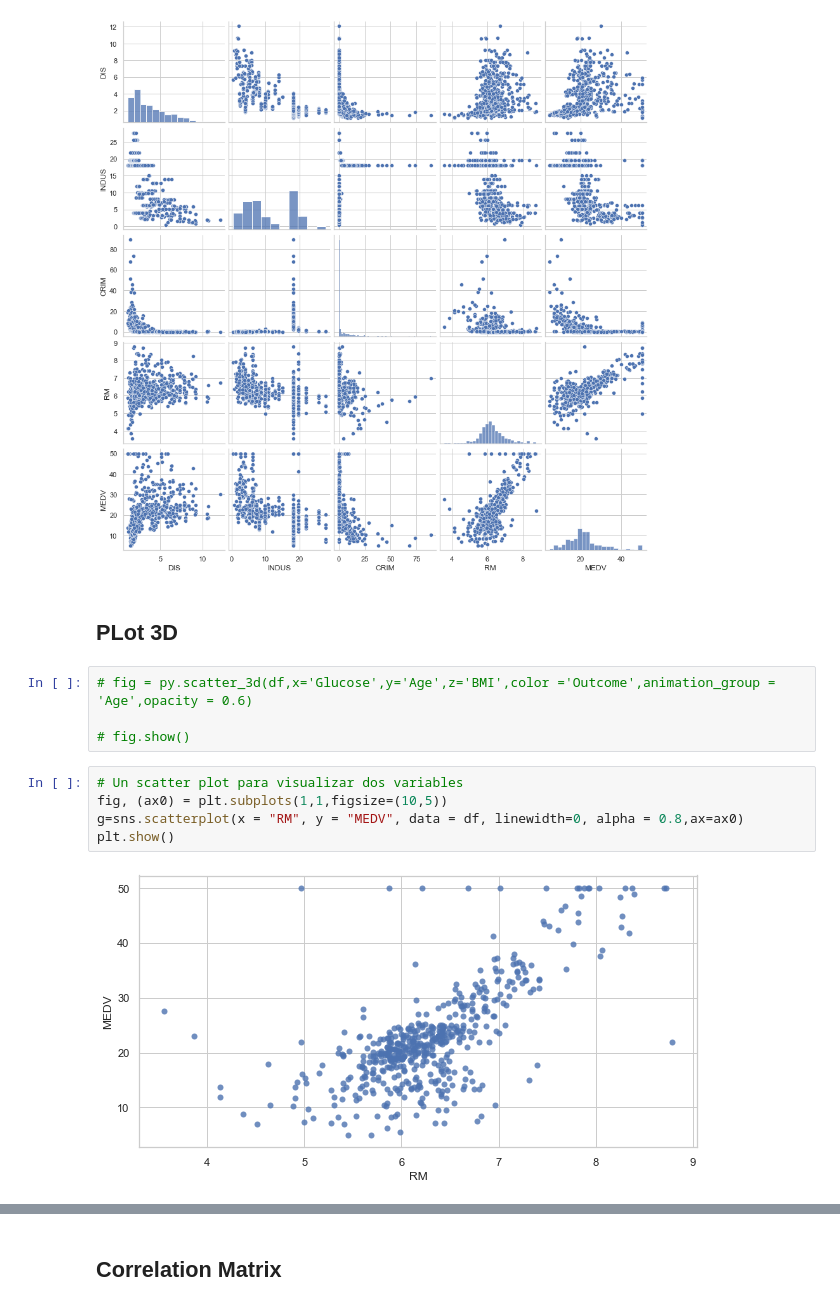
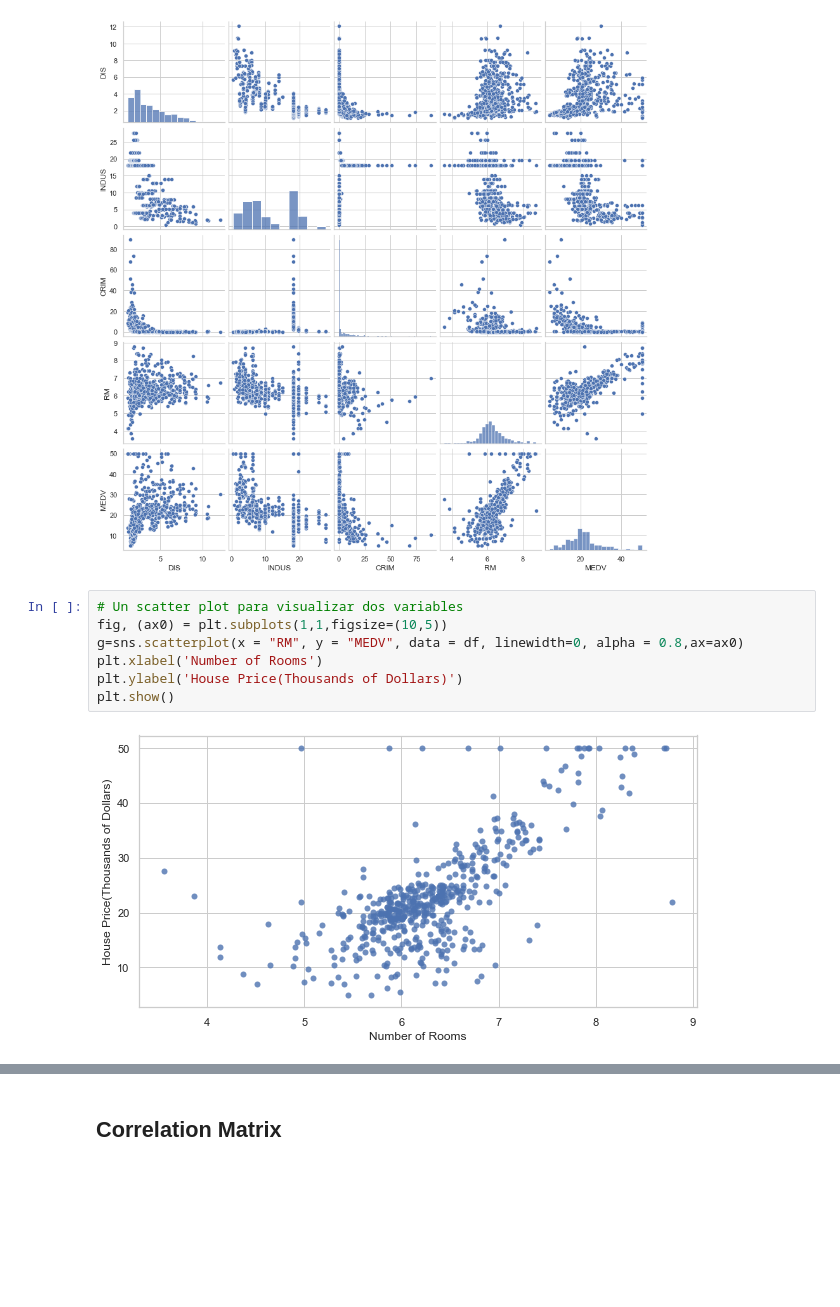
Before and after one commit to BlasFerreira/Machine_Learning, a Jupyter notebook: Supervised/Regression/2_SVM/1_Housing_Case/Housing_Case_SVM_Regression.ipynb, the cells around one changed output, grey strips where cells are left out. Cells and saved outputs as stored; diff of their text form; blank space fills up the shorter version.

```diff
--- a/Supervised/Regression/2_SVM/1_Housing_Case/Housing_Case_SVM_Regression.ipynb
+++ b/Supervised/Regression/2_SVM/1_Housing_Case/Housing_Case_SVM_Regression.ipynb
@@ -316,16 +316,12 @@ sns.pairplot(df[columns], height=2.5)
 plt.show()
 # %% [output]
 [figure]
-# %% [markdown]
-## PLot 3D
-# %%
-# fig = py.scatter_3d(df,x='Glucose',y='Age',z='BMI',color ='Outcome',animation_group = 'Age',opacity = 0.6)
-
-# fig.show()
 # %%
 # Un scatter plot para visualizar dos variables
 fig, (ax0) = plt.subplots(1,1,figsize=(10,5))
 g=sns.scatterplot(x = "RM", y = "MEDV", data = df, linewidth=0, alpha = 0.8,ax=ax0)
+plt.xlabel('Number of Rooms')
+plt.ylabel('House Price(Thousands of Dollars)')
 plt.show()
 # %% [output]
-[figure, old version]
+[figure, new version]
```
Also changed, not shown: parts of 31 cells of this notebook, 1 other file.
